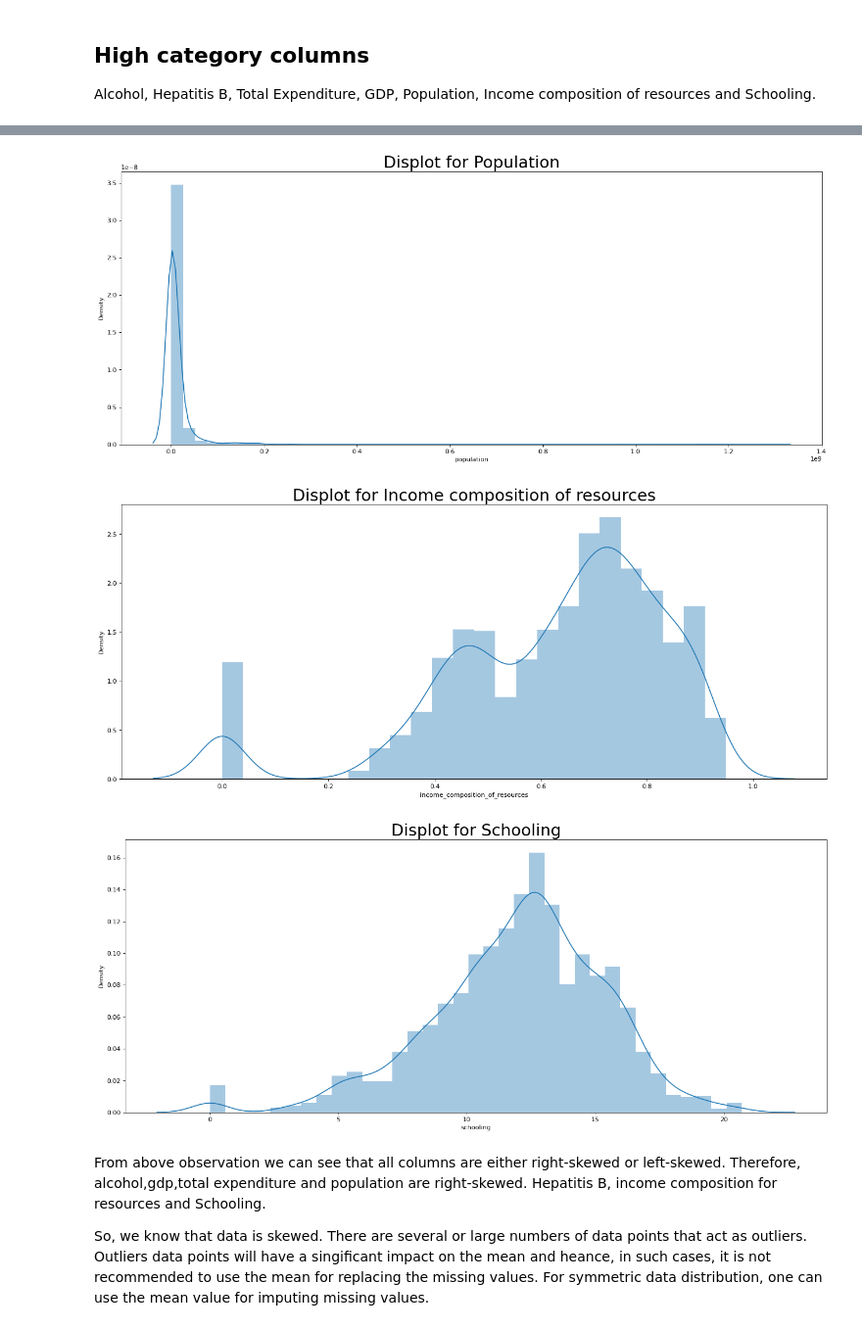
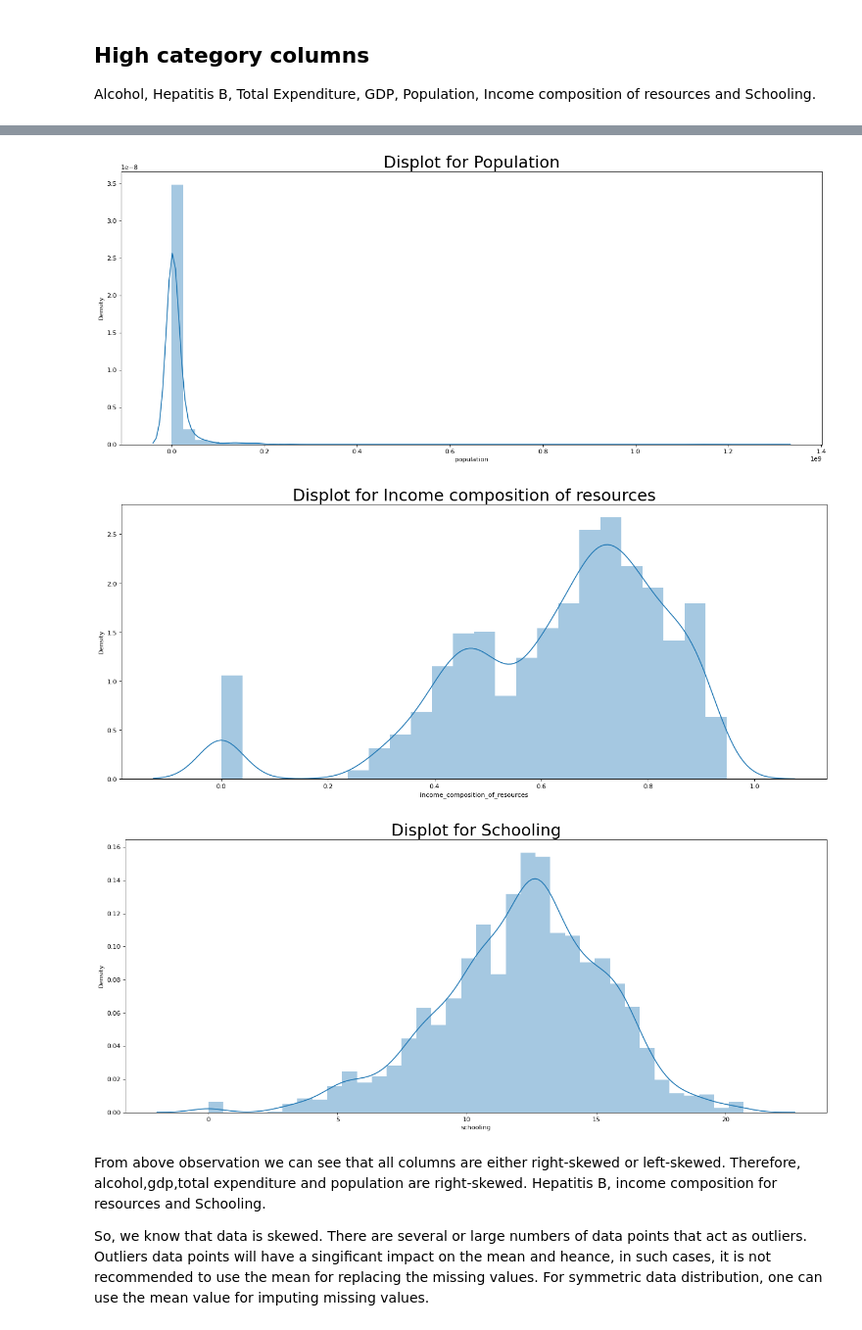
Before and after one commit to BlacK-EyE1/EDA, a Jupyter notebook: Life_expectancy.ipynb, the cells around one changed output, grey strips where cells are left out. Shown at 98% size. Drawn from its saved outputs; the diff is of its cells as text; code cells hidden in the pictures.

```diff
--- a/Life_expectancy.ipynb
+++ b/Life_expectancy.ipynb
@@ -45,5 +91,5 @@ import numpy as np
 import matplotlib.pyplot as plt
 import seaborn as sns
 # %%
-data = pd.read_csv("/content/drive/MyDrive/EDA/Life Expectancy Data.csv")
+life_data = pd.read_csv("/content/drive/MyDrive/EDA/Life Expectancy Data.csv")
 # %%
@@ -121,7 +167,7 @@ Index(['Country', 'Year', 'Status', 'Life expectancy ', 'Adult Mortality',
        'Income composition of resources', 'Schooling'],
       dtype='object')
 # %%
-data.rename(columns = {'Country':'country',
+life_data.rename(columns = {'Country':'country',
                        'Year':'year',
                        'Status':'status',
                        'Life expectancy ':'life_expectancy',
@@ -236,7 +282,7 @@ Life expectancy, Adult mortality, BMI, Polio, Diptheria, Thinness 1-19 years and
 We are going to drop this columns missing values because this are Missing completely at random(MCAR)
 # %%
 ##drop the records with life_expectancy missing in data and copy in data_s dataframe
-data_s= data[~data.life_expectancy.isnull()].copy()
+data_s= life_data[~life_data.life_expectancy.isnull()].copy()
 # %%
 data_s.isnull().sum()
 # %% [output]
@@ -318,13 +364,13 @@ Alcohol, Hepatitis B, Total Expenditure, GDP, Population, Income composition of
 df_name = ['Alcohol','Hepatitis B', 'Total Expenditure', 'GDP', 'Population',
            'Income composition of resources','Schooling']
 j = 0
-df_lst = [data.alcohol,
-          data.hepatitis_b,
-          data.total_expenditure,
-          data.gdp,
-          data.population,
-          data.income_composition_of_resources,
-          data.schooling]
+df_lst = [data_s.alcohol,
+          data_s.hepatitis_b,
+          data_s.total_expenditure,
+          data_s.gdp,
+          data_s.population,
+          data_s.income_composition_of_resources,
+          data_s.schooling]
 
 for i in df_lst:
     plt.figure(figsize=(20,8), dpi= 80)
@@ -338,7 +384,7 @@ for i in df_lst:
 [figure]
 [figure]
-[figure, old version]
+[figure, new version]
-[figure, old version]
+[figure, new version]
 # %% [markdown]
 From above observation we can see that all columns are either right-skewed or left-skewed.
 Therefore, alcohol,gdp,total expenditure and population are right-skewed. Hepatitis B, income composition for resources and Schooling.
```
Also changed, not shown: parts of 53 cells of this notebook.
